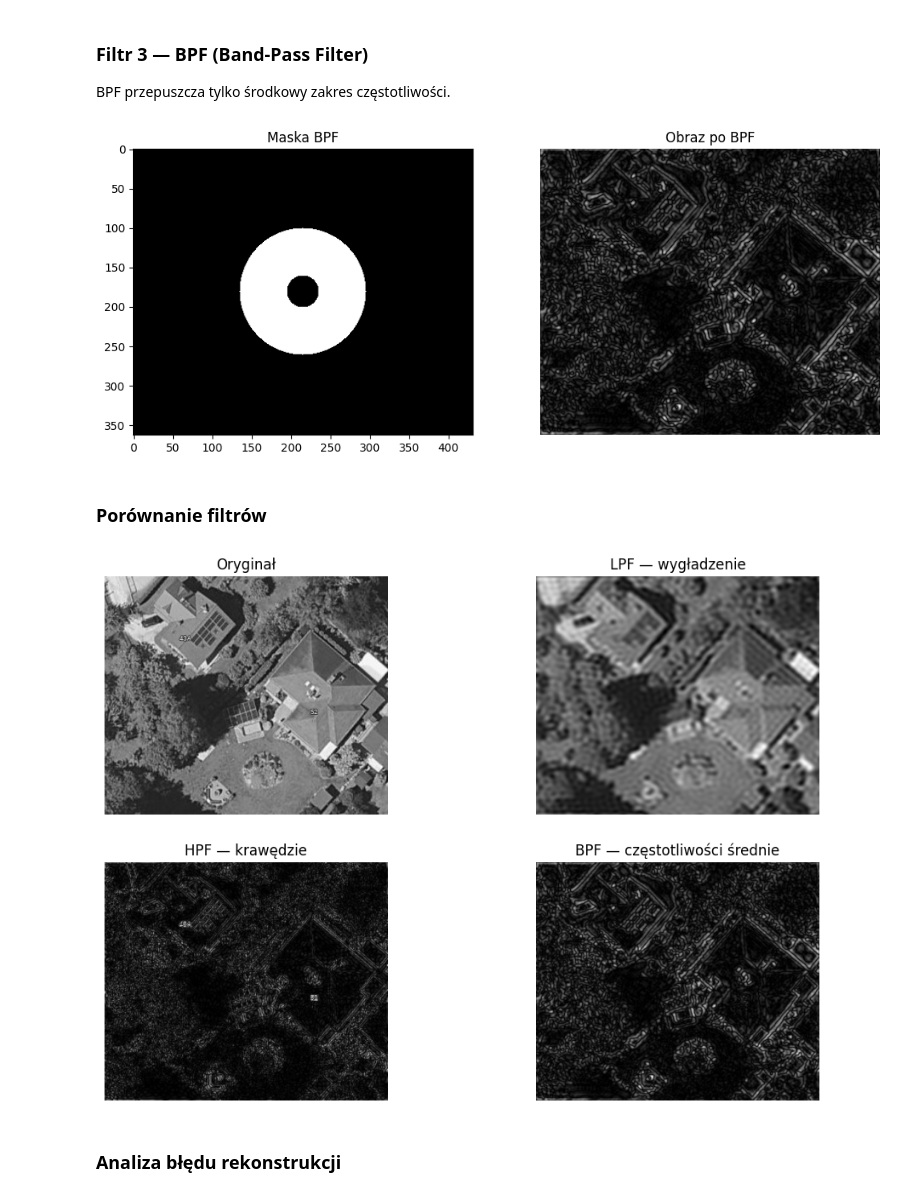
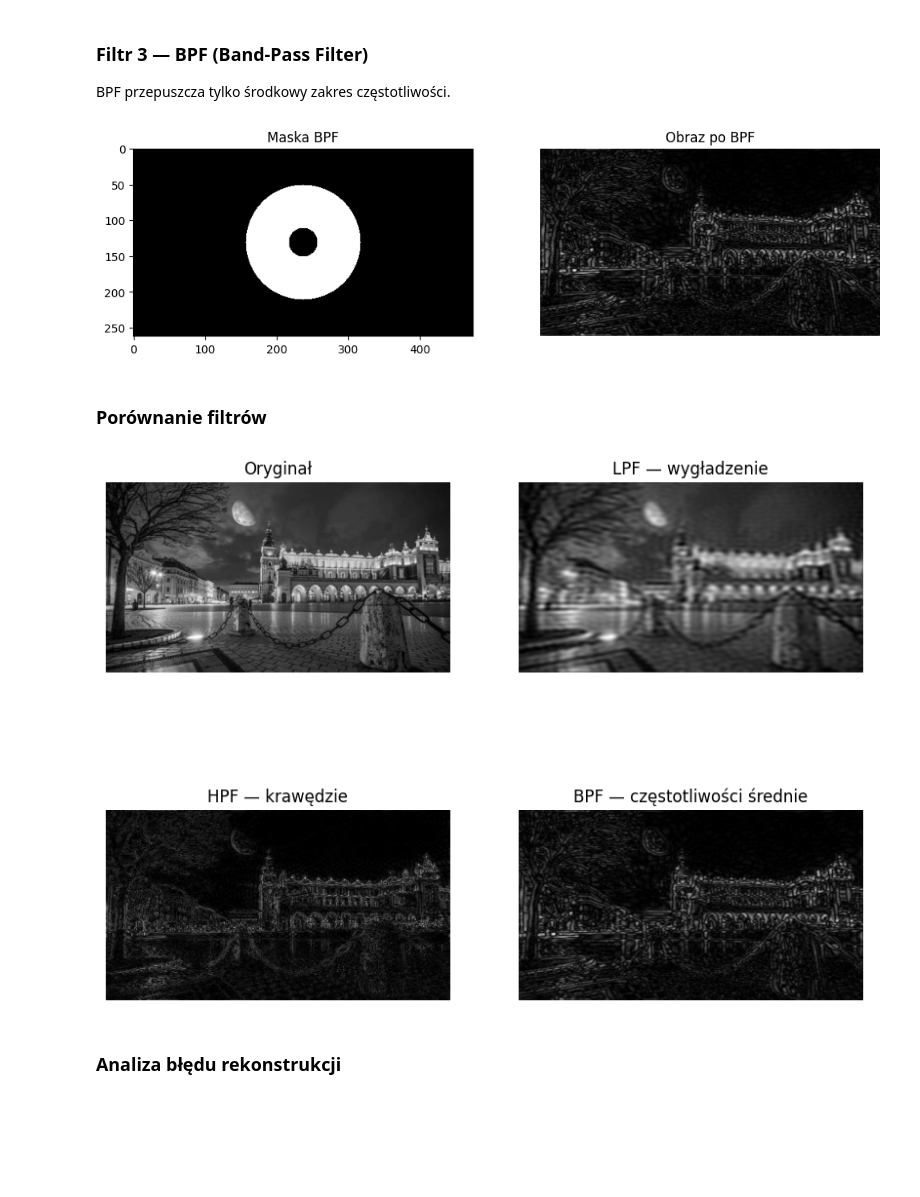
Before and after one commit to hgf700/ImageProcessingLessons, a Jupyter notebook: Lesson7/Lab7_Filtracja obrazów w dziedzinie częstotliwości.ipynb, the cells around one changed output. Saved outputs shown, nothing was run; the diff lists cells and outputs as text; code cells hidden in the pictures; blank space fills up the shorter version.

```diff
--- a/Lesson7/Lab7_Filtracja obrazów w dziedzinie częstotliwości.ipynb
+++ b/Lesson7/Lab7_Filtracja obrazów w dziedzinie częstotliwości.ipynb
@@ -23,7 +23,7 @@ obraz2=r"C:\Users\USER098\Documents\GitHub\ImageProcessingLessons\Photos\4.jpg"
 obraz3=r"C:\Users\USER098\Documents\GitHub\ImageProcessingLessons\Photos\5.jpg"
 obraz4=r"C:\Users\USER098\Documents\GitHub\ImageProcessingLessons\Photos\6.jpg"
 
-obraz=obraz1
+obraz=obraz4
 # Wczytanie obrazu
 img = cv2.imread(obraz, cv2.IMREAD_GRAYSCALE).astype(np.float32)
 
@@ -139,35 +139,35 @@ plt.axis("off")
 
 plt.show()
 # %% [output]
-[figure, old version]
+[figure, new version]
 # %% [markdown]
 ### Porównanie filtrów
 # %%
-plt.figure(figsize=(12,8))
+plt.figure(figsize=(10,8))
 
 plt.subplot(2,2,1)
 plt.imshow(img, cmap='gray')
 plt.title("Oryginał")
 plt.axis("off")
 
 plt.subplot(2,2,2)
 plt.imshow(lpf_back, cmap='gray')
 plt.title("LPF — wygładzenie")
 plt.axis("off")
 
 plt.subplot(2,2,3)
 plt.imshow(hpf_back, cmap='gray')
 plt.title("HPF — krawędzie")
 plt.axis("off")
 
 plt.subplot(2,2,4)
 plt.imshow(bpf_back, cmap='gray')
 plt.title("BPF — częstotliwości średnie")
 plt.axis("off")
 
 plt.show()
 # %% [output]
-[figure, old version]
+[figure, new version]
 # %% [markdown]
 ### Analiza błędu rekonstrukcji
 # %% [markdown]
```
Also changed, not shown: parts of 5 cells of this notebook, 1 other file.
